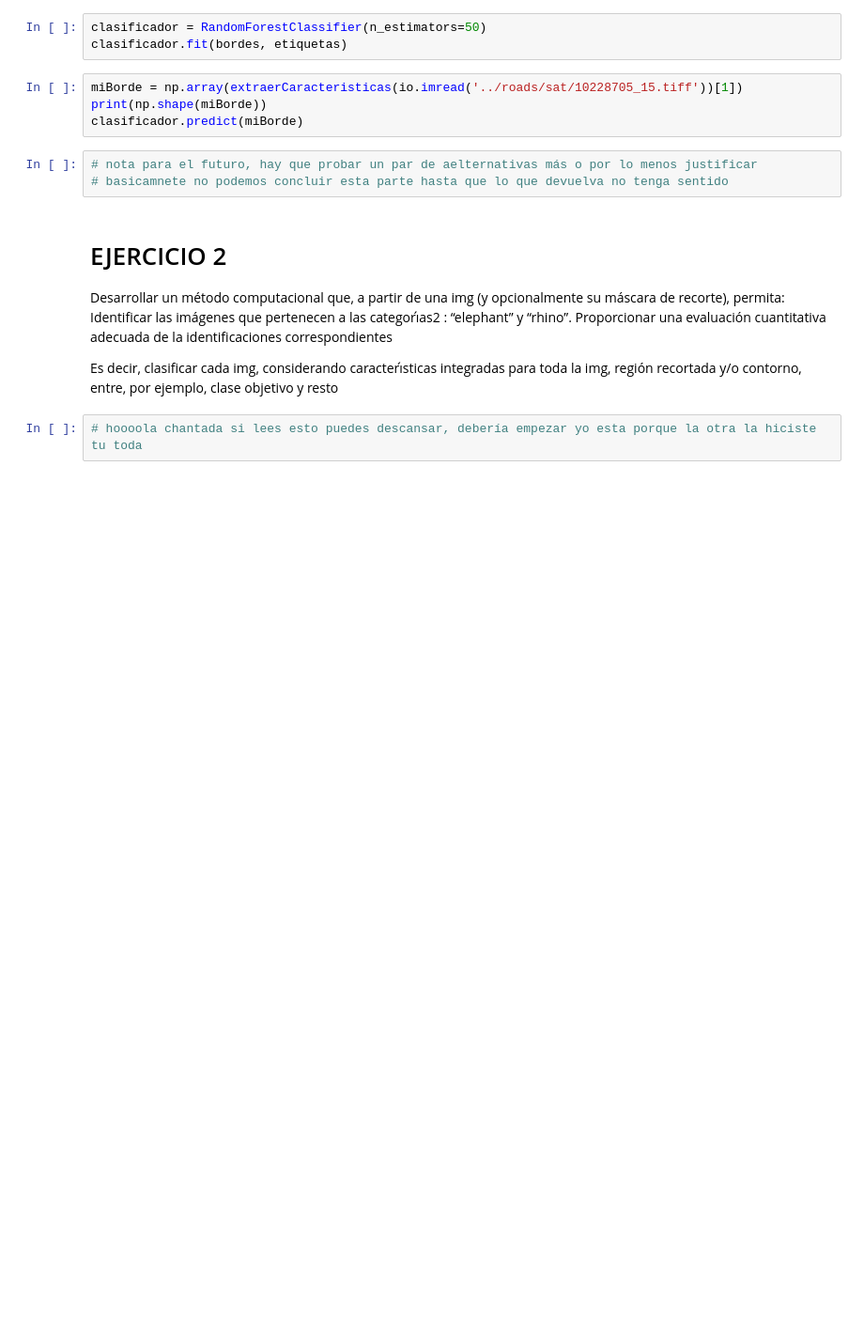
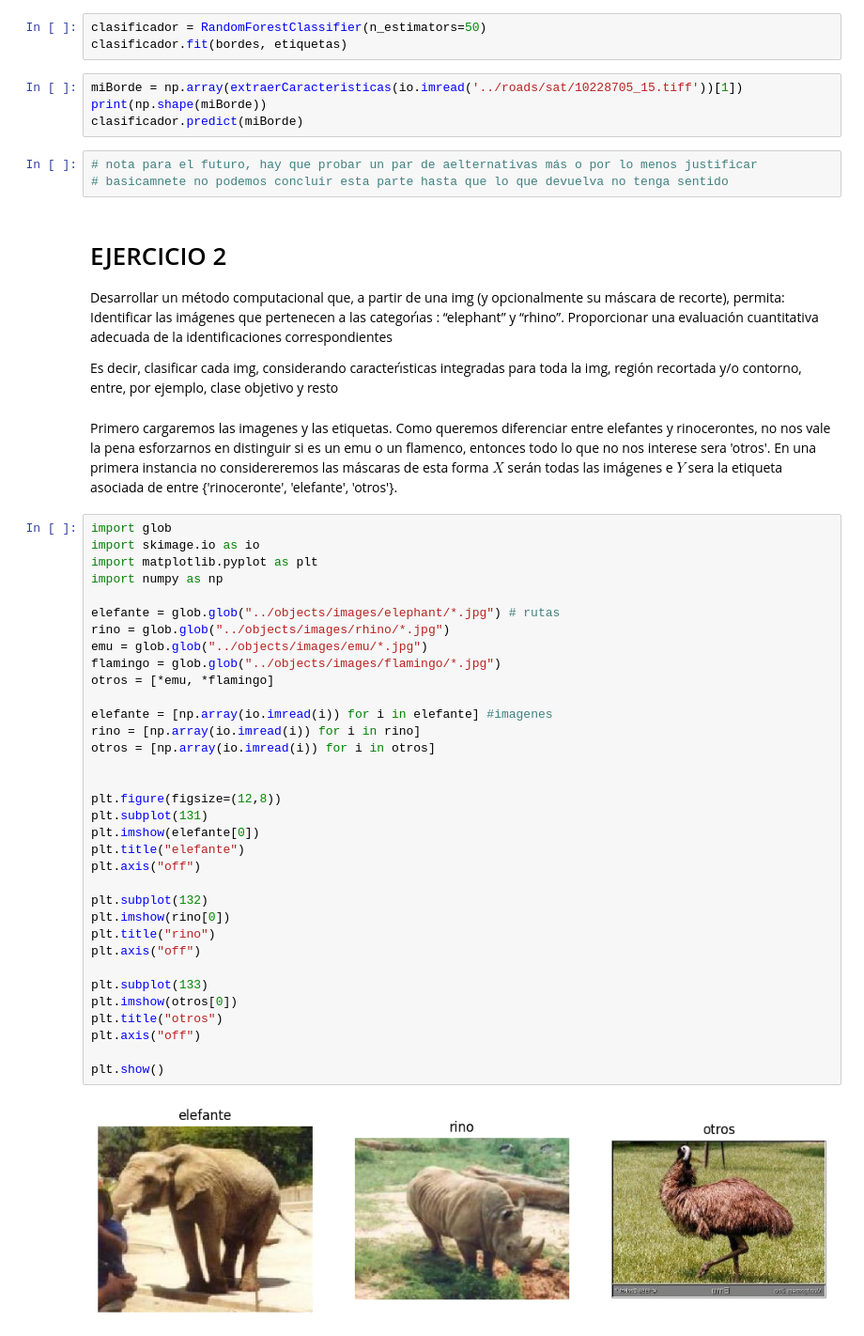
Before and after one commit to pabloChantada/PVC_investigacion, a Jupyter notebook: p3.ipynb, the cells around one changed output. Shown at 94% size. Drawn from its saved outputs; the diff is of its cells as text; blank space fills up the shorter version.

```diff
--- a/p3.ipynb
+++ b/p3.ipynb
@@ -452,9 +421,45 @@ clasificador.predict(miBorde)
 
 Desarrollar un método computacional que, a partir de una img (y opcionalmente su máscara
 de recorte), permita:
-Identificar las imágenes que pertenecen a las categorı́as2 : “elephant” y “rhino”.
+Identificar las imágenes que pertenecen a las categorı́as : “elephant” y “rhino”.
 Proporcionar una evaluación cuantitativa adecuada de la identificaciones correspondientes
 
 Es decir, clasificar cada img, considerando caracterı́sticas integradas para toda la img, región recortada y/o contorno, entre, por ejemplo, clase objetivo y resto
-# %%
-# hoooola chantada si lees esto puedes descansar, debería empezar yo esta porque la otra la hiciste tu toda
+# %% [markdown]
+Primero cargaremos las imagenes y las etiquetas. Como queremos diferenciar entre elefantes y rinocerontes, no nos vale la pena esforzarnos en distinguir si es un emu o un flamenco, entonces todo lo que no nos interese sera 'otros'. En una primera instancia no considereremos las máscaras de esta forma $X$ serán todas las imágenes e $Y$ sera la etiqueta asociada de entre {'rinoceronte', 'elefante', 'otros'}.
+# %%
+import glob
+import skimage.io as io
+import matplotlib.pyplot as plt
+import numpy as np
+
+elefante = glob.glob("../objects/images/elephant/*.jpg") # rutas
+rino = glob.glob("../objects/images/rhino/*.jpg")
+emu = glob.glob("../objects/images/emu/*.jpg")
+flamingo = glob.glob("../objects/images/flamingo/*.jpg")
+otros = [*emu, *flamingo]
+
+elefante = [np.array(io.imread(i)) for i in elefante] #imagenes
+rino = [np.array(io.imread(i)) for i in rino]
+otros = [np.array(io.imread(i)) for i in otros]
+
+
+plt.figure(figsize=(12,8))
+plt.subplot(131)
+plt.imshow(elefante[0])
+plt.title("elefante")
+plt.axis("off")
+
+plt.subplot(132)
+plt.imshow(rino[0])
+plt.title("rino")
+plt.axis("off")
+
+plt.subplot(133)
+plt.imshow(otros[0])
+plt.title("otros")
+plt.axis("off")
+
+plt.show()
+# %% [output]
+[figure, added]
```
Also changed, not shown: parts of 35 cells of this notebook.
